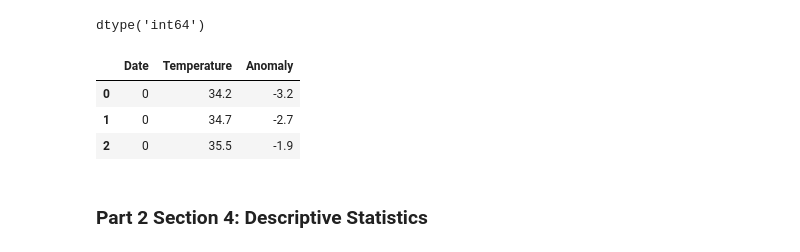
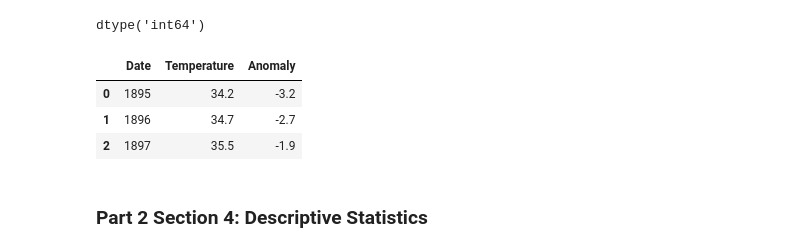
Before and after one commit to drodmay1/datafun-07-applied, a Jupyter notebook: david_ml.ipynb, the cells around one changed output. Drawn from its saved outputs; the diff is of its cells as text; code cells hidden in the pictures.

```diff
--- a/david_ml.ipynb
+++ b/david_ml.ipynb
@@ -86,16 +85,19 @@ nyc_df.Date.dtype
 # %% [output]
 dtype('int64')
 # %%
-# Floor divide the 'Date' column of the DataFrame by 100
+# Rename 'Value' column as 'Temperature'
+nyc_df.columns = ['Date', 'Temperature', 'Anomaly']
+
+# Floor divide the 'Date' column of the DataFrame by 100, to truncate the last two digits
 nyc_df.Date = nyc_df.Date.floordiv(100)
 
 # Display the first 3 rows of the DataFrame
 nyc_df.head(3)
 # %% [output]
 |  | Date | Temperature | Anomaly |
-| 0 | 0 | 34.2 | -3.2 |
-| 1 | 0 | 34.7 | -2.7 |
-| 2 | 0 | 35.5 | -1.9 |
+| 0 | 1895 | 34.2 | -3.2 |
+| 1 | 1896 | 34.7 | -2.7 |
+| 2 | 1897 | 35.5 | -1.9 |
 # %% [markdown]
 ### Part 2 Section 4: Descriptive Statistics
 # %%
```
Also changed, not shown: parts of 4 cells of this notebook, 1 other file.
